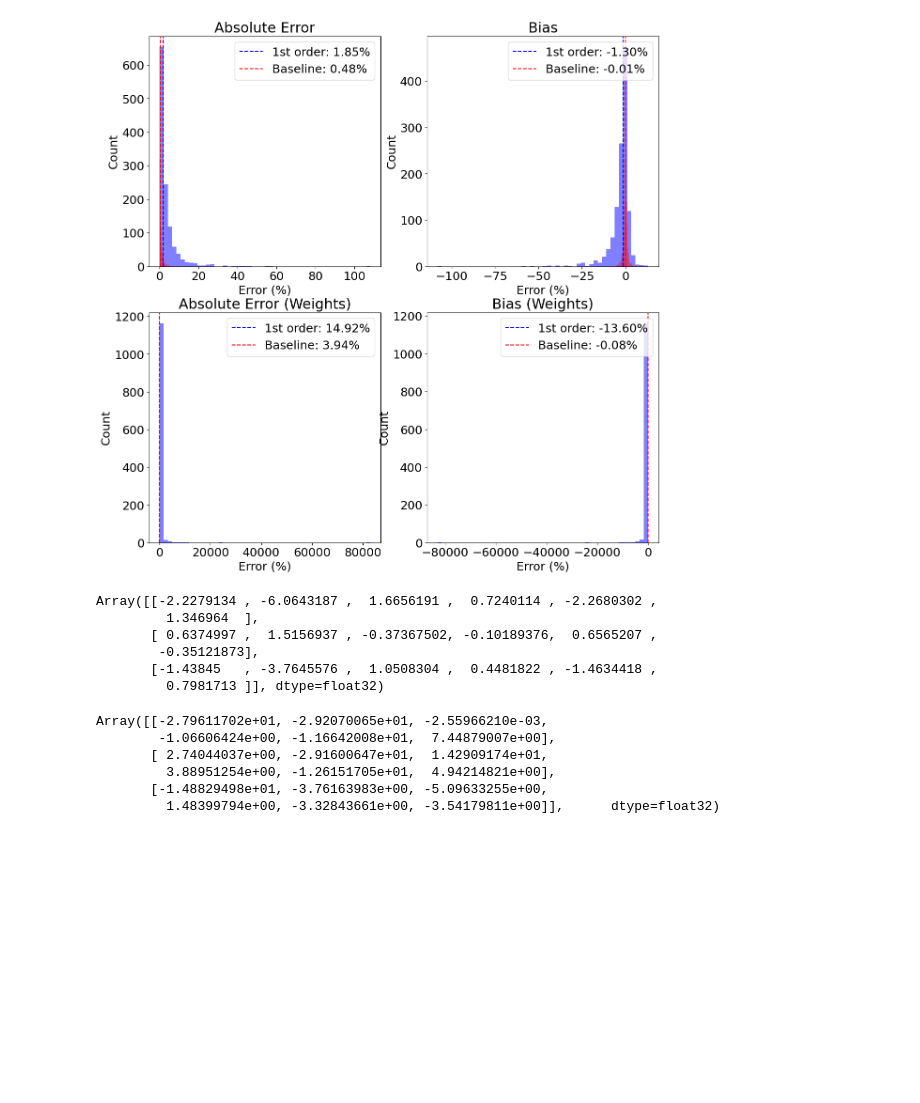
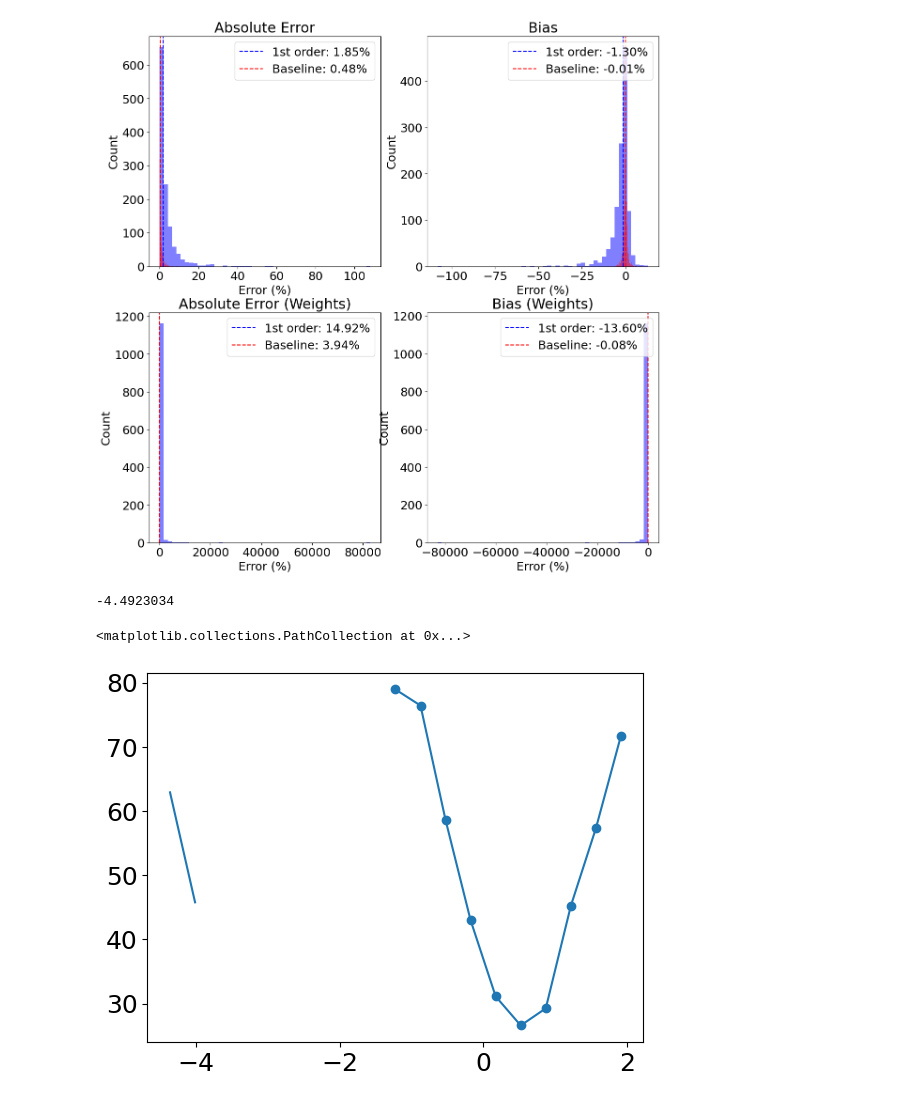
Before and after one commit to David-Chemaly/StreaMAX, a Jupyter notebook: quick_start.ipynb, the cells around one changed output. Saved outputs shown, nothing was run; the diff lists cells and outputs as text; code cells hidden in the pictures; blank space fills up the shorter version.

Commit message:
checking likelihood

```diff
--- a/quick_start.ipynb
+++ b/quick_start.ipynb
@@ -303,21 +303,31 @@ plt.legend(loc='upper right')
 # %% [output]
 <matplotlib.legend.Legend at 0x...>
 [figure]
-# %%
-np.mean(S, axis=0)
-# %% [output]
-Array([[-2.2279134 , -6.0643187 ,  1.6656191 ,  0.7240114 , -2.2680302 ,
-         1.346964  ],
-       [ 0.6374997 ,  1.5156937 , -0.37367502, -0.10189376,  0.6565207 ,
-        -0.35121873],
-       [-1.43845   , -3.7645576 ,  1.0508304 ,  0.4481822 , -1.4634418 ,
-         0.7981713 ]], dtype=float32)
-# %%
-np.mean(dS, axis=0)
-# %% [output]
-Array([[-2.79611702e+01, -2.92070065e+01, -2.55966210e-03,
-        -1.06606424e+00, -1.16642008e+01,  7.44879007e+00],
-       [ 2.74044037e+00, -2.91600647e+01,  1.42909174e+01,
-         3.88951254e+00, -1.26151705e+01,  4.94214821e+00],
-       [-1.48829498e+01, -3.76163983e+00, -5.09633255e+00,
-         1.48399794e+00, -3.32843661e+00, -3.54179811e+00]],      dtype=float32)
+# %%
+i = 0
+with open(f"./MockStreams/seed{i}/dict_stream.pkl", "rb") as f:
+    dict_data = pickle.load(f)
+
+sigma = 1
+seed = 111
+params_data = dict_data['params']
+params_data = np.concatenate([params_data[:2], params_data[3:9], params_data[10:]])
+
+r_sig = dict_data['r_bin'] * sigma / 100
+rng   = np.random.default_rng(int(seed))
+r_err = rng.normal(0, r_sig)
+
+dict_data['r_bin'] += r_err
+dict_data['r_sig'] = r_sig
+dict_data['x_bin'] = dict_data['r_bin'] * np.cos(dict_data['theta_bin'])
+dict_data['y_bin'] = dict_data['r_bin'] * np.sin(dict_data['theta_bin'])
+from likelihoods import log_likelihood
+print(log_likelihood(params_data, dict_data))
+# %% [output]
+-4.4923034
+# %%
+plt.plot(dict_data['theta_bin'], dict_data['r_bin'])
+plt.scatter(dict_data['theta_bin'][dict_data['count']>10], dict_data['r_bin'][dict_data['count']>10])
+# %% [output]
+<matplotlib.collections.PathCollection at 0x...>
+[figure, added]
```
Also changed, not shown: 1 other file.
